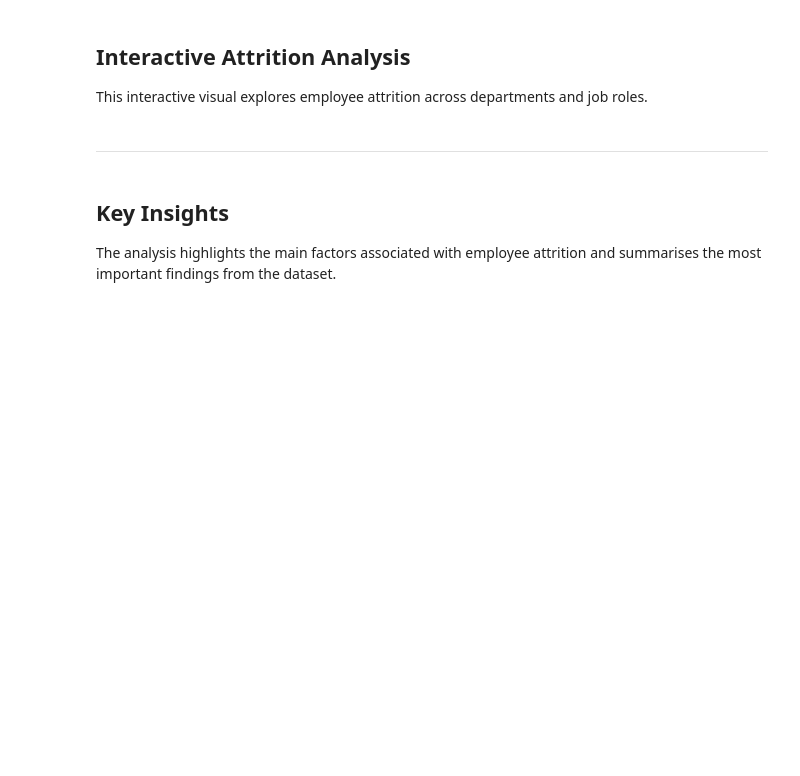
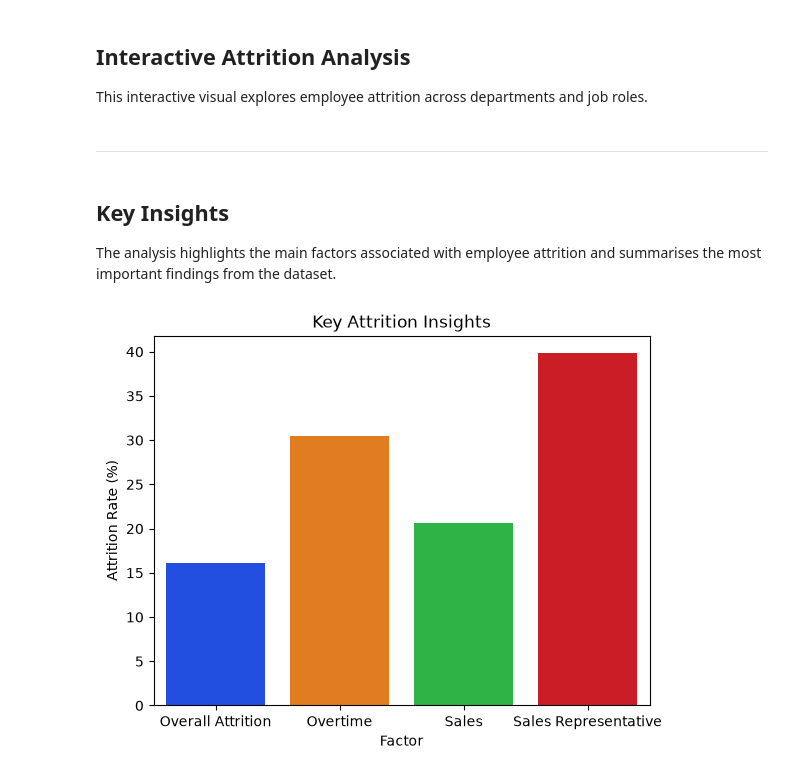
Before and after one commit to sepidehsomeh/employee-attrition-hackathon, a Jupyter notebook: jupyter_notebooks/03-Visualisation.ipynb, the cells around one changed output. Saved outputs shown, nothing was run; the diff lists cells and outputs as text; code cells hidden in the pictures; blank space fills up the shorter version.

```diff
--- a/jupyter_notebooks/03-Visualisation.ipynb
+++ b/jupyter_notebooks/03-Visualisation.ipynb
@@ -385,16 +396,20 @@ The analysis highlights the main factors associated with employee attrition and
 # %%
 key_insights = pd.DataFrame({
     "Factor": ["Overall Attrition", "Overtime", "Sales", "Sales Representative"],
     "Rate": [16.1, 30.5, 20.6, 39.8]
 })
 
-fig = px.bar(
-    key_insights,
+sns.barplot(
+    data=key_insights,
     x="Factor",
     y="Rate",
-    color="Factor",
-    text_auto=".1f",
-    title="Key Attrition Insights"
+    hue="Factor",
+    palette="bright",
+    legend=False
 )
 
-fig.show()
+plt.title("Key Attrition Insights")
+plt.ylabel("Attrition Rate (%)")
+plt.show()
+# %% [output]
+[figure, added]
```
Also changed, not shown: parts of 7 cells of this notebook.
